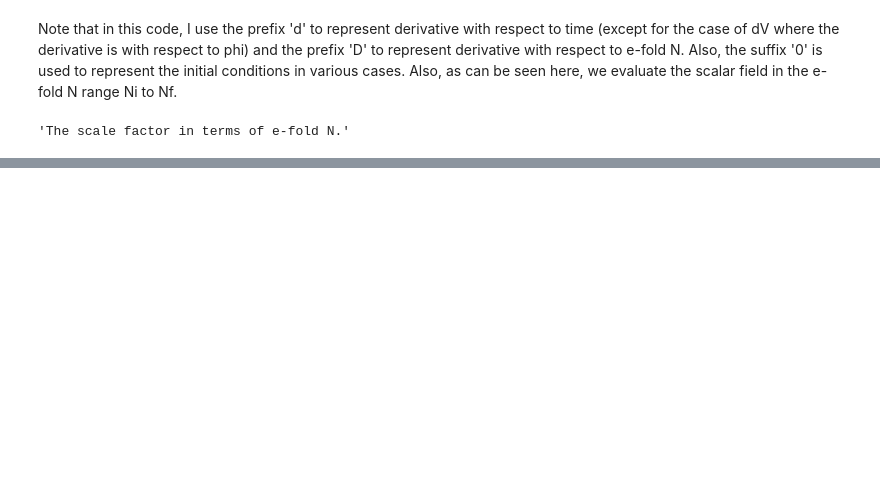
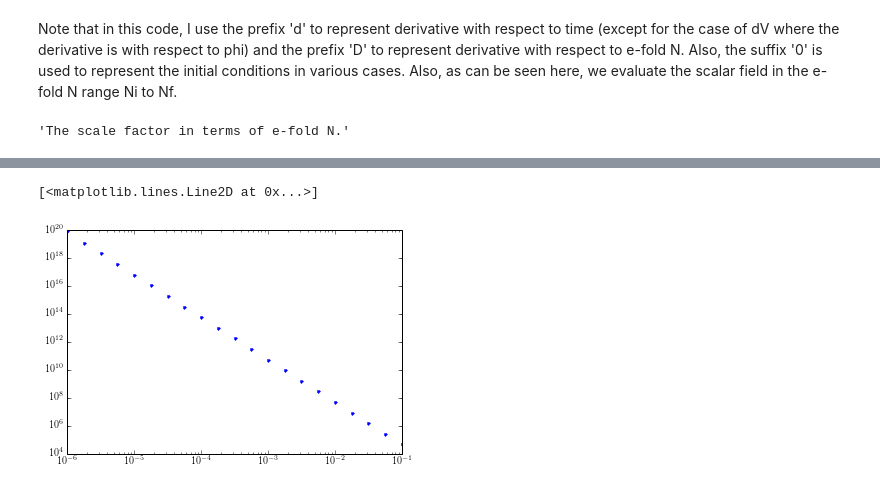
Before and after one commit to rahulporuri/project_work, a Jupyter notebook: power_law/bi-spectrum/squeezed_limit/tensor_bi-spectrum_squeezed_limit.ipynb, the cells around one changed output, grey strips where cells are left out. Drawn from its saved outputs; the diff is of its cells as text; code cells hidden in the pictures; blank space fills up the shorter version.

```diff
--- a/power_law/bi-spectrum/squeezed_limit/tensor_bi-spectrum_squeezed_limit.ipynb
+++ b/power_law/bi-spectrum/squeezed_limit/tensor_bi-spectrum_squeezed_limit.ipynb
@@ -276,0 +317,5 @@ plt.loglog([data[i][0] for i in range(len(data))],[-data[i][0]**6.*data[i][4] fo
+# %%
+plt.loglog([data[i][0] for i in range(len(data))],[-data[i][4] for i in range(len(data))],'.')
+# %% [output]
+[<matplotlib.lines.Line2D at 0x...>]
+[figure, added]
```
Also changed, not shown: parts of 12 cells of this notebook, 5 other files.
